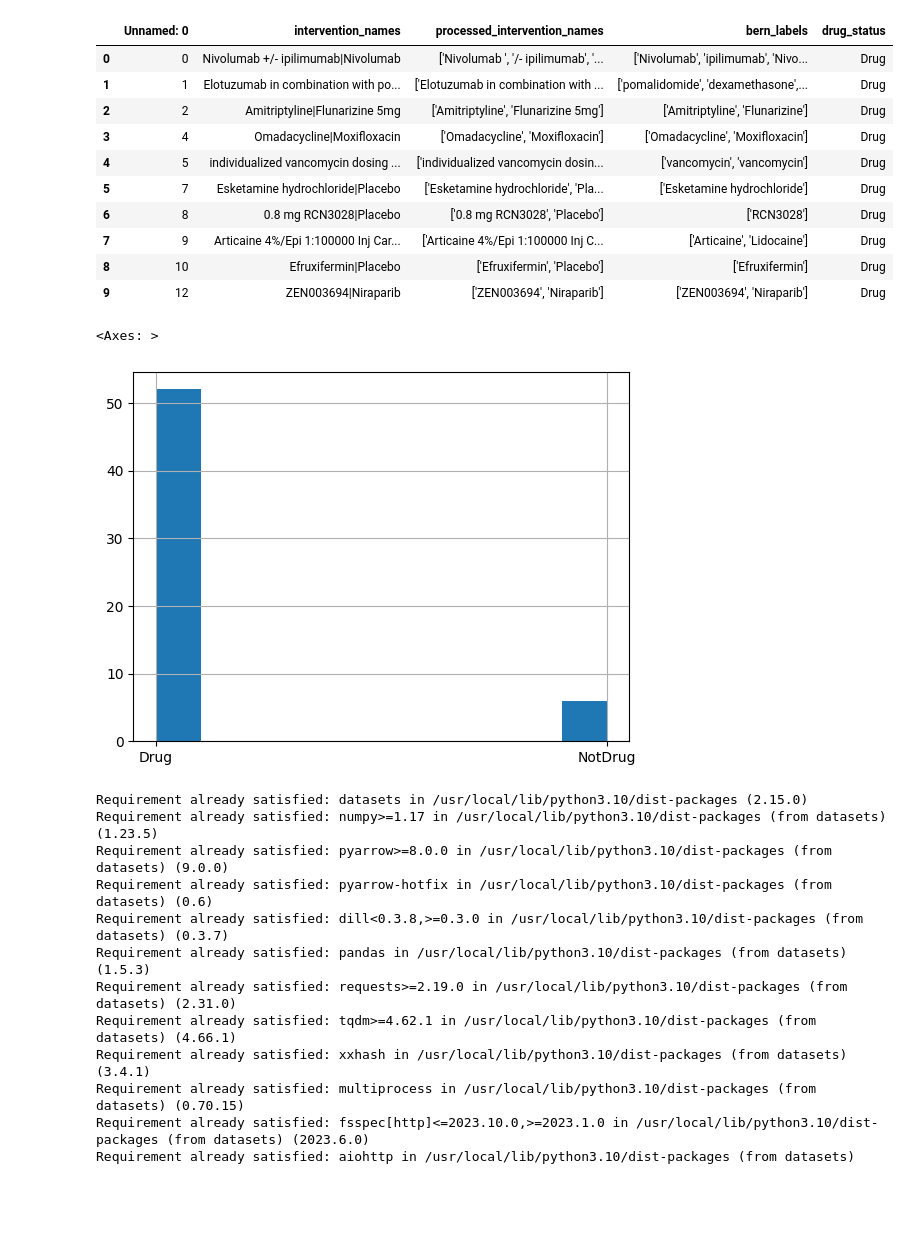
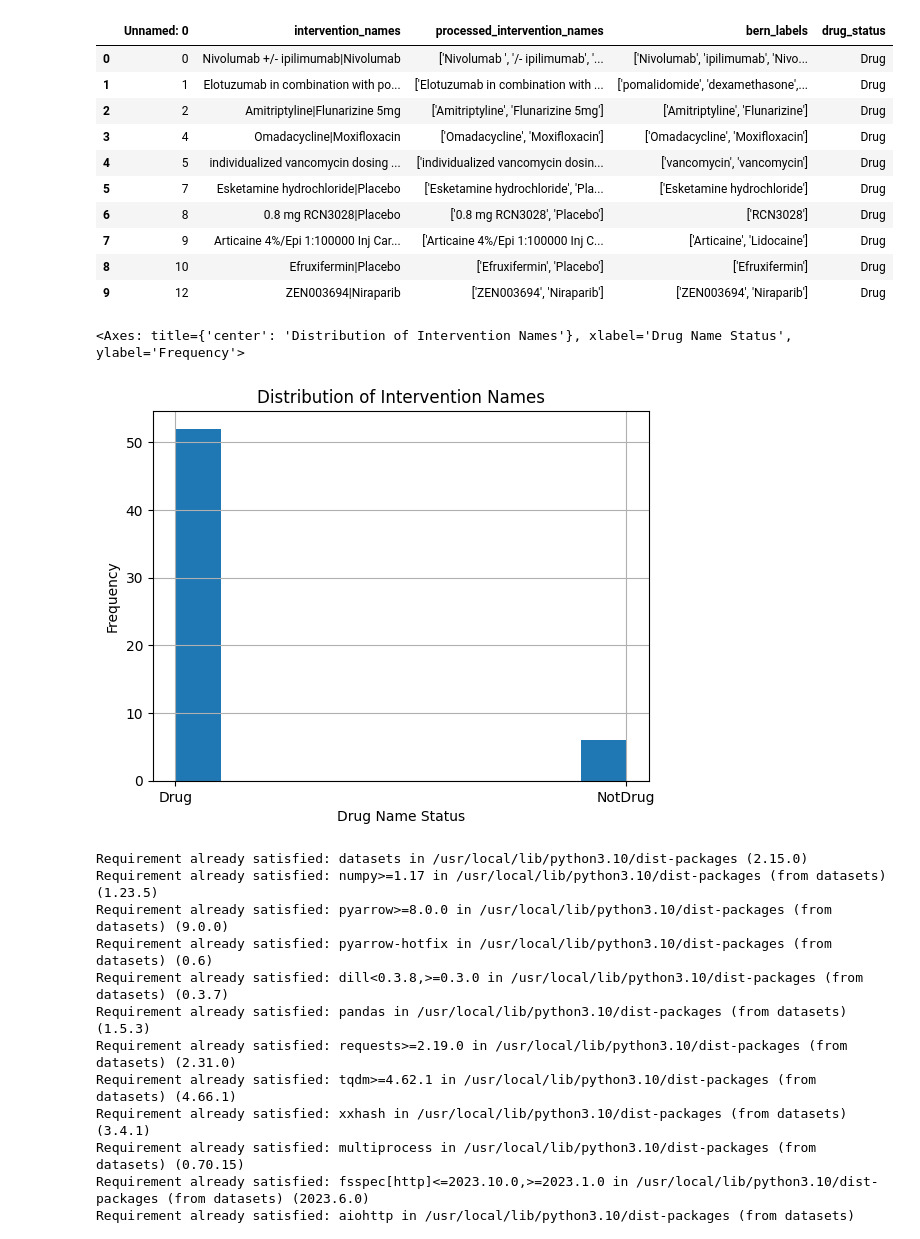
Before and after one commit to faithNassiwa/ner-clinicaltrials-interventions, a Jupyter notebook: Project.ipynb, the cells around one changed output. Saved outputs shown, nothing was run; the diff lists cells and outputs as text; code cells hidden in the pictures; blank space fills up the shorter version.

```diff
--- a/Project.ipynb
+++ b/Project.ipynb
@@ -250,11 +255,15 @@ dataset_df.head(10)
 | 7 | 9 | Articaine 4%/Epi 1:100000 Inj Car... | ['Articaine 4%/Epi 1:100000 Inj C... | ['Articaine', 'Lidocaine'] | Drug |
 | 8 | 10 | Efruxifermin|Placebo | ['Efruxifermin', 'Placebo'] | ['Efruxifermin'] | Drug |
 | 9 | 12 | ZEN003694|Niraparib | ['ZEN003694', 'Niraparib'] | ['ZEN003694', 'Niraparib'] | Drug |
-# %%
-dataset_df['drug_status'].hist()
-# %% [output]
-<Axes: >
-[figure, removed]
+# %%
+plot = dataset_df['drug_status'].hist()
+plot.set_title('Distribution of Intervention Names')
+plot.set_xlabel('Drug Name Status')
+plot.set_ylabel('Frequency')
+plot
+# %% [output]
+<Axes: title={'center': 'Distribution of Intervention Names'}, xlabel='Drug Name Status', ylabel='Frequency'>
+[figure, added]
 # %%
 drug_status_mapping = {'Drug': 0, 'NotDrug': 1}
 dataset_df['drug_status'] = dataset_df['drug_status'].map(drug_status_mapping)
```
Also changed, not shown: parts of 17 cells of this notebook.
